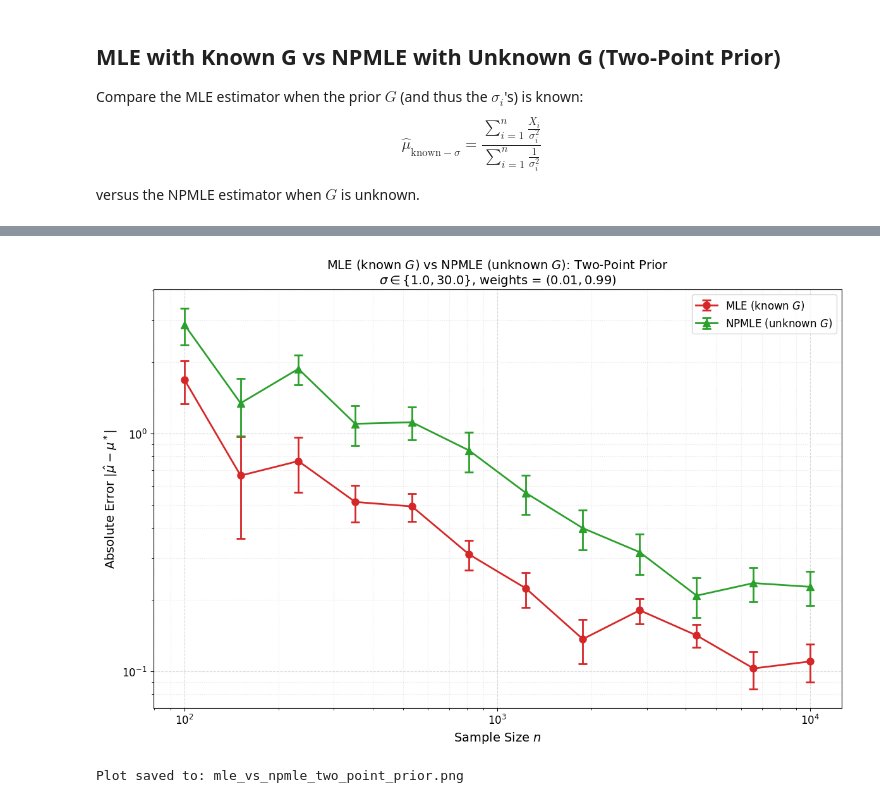
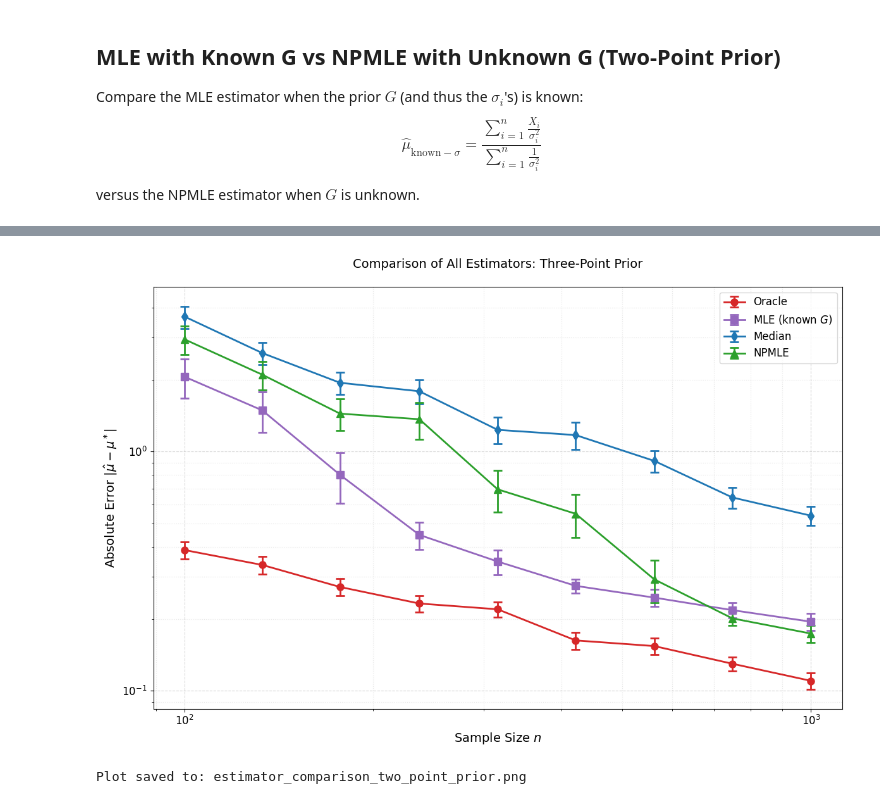
Before and after one commit to AshettyV/NPMLE, a Jupyter notebook: NPMLE_py_tests.ipynb, the cells around one changed output, grey strips where cells are left out. Cells and saved outputs as stored; diff of their text form; code cells hidden in the pictures.

```diff
--- a/NPMLE_py_tests.ipynb
+++ b/NPMLE_py_tests.ipynb
@@ -1414,8 +1125,9 @@ Error:
 This experiment compares the three estimators (Median, Iterative Truncation, NPMLE) across different sample sizes with error bars. The plot uses a log-log scale.
 # %%
 # Experiment parameters
-n_values = np.logspace(2, 4, 12).astype(int)  # 12 points from 10^2 to 10^6
-n_sims = 20  # Number of simulations per n value (for computing mean and std)
+n_values = np.logspace(2, 3.2, 12).astype(int)  # 12 points from 10^2 to 10^6
+n_sims = 100  # Number of simulations per n value (for computing mean and std)
+
 
 # Prior parameters
 si_min = 0.7
@@ -1431,6 +1143,7 @@ results_median = {n: [] for n in n_values}
 results_truncation = {n: [] for n in n_values}
 results_npmle = {n: [] for n in n_values}
 
+# Set seed
 np.random.seed(42)
 
 print(f"Running experiment with n values: {n_values}")
@@ -1439,7 +1152,7 @@ print("="*60)
 
 for n in n_values:
     print(f"\nProcessing n = {n:,}...")
-    m = max(1, int(np.sqrt(n * np.log(n))))  # m = cube root of n
+    m = max(1, int(np.sqrt(n)))  # m = cube root of n
 
     for s in range(n_sims):
         # Generate data
@@ -1453,16 +1166,21 @@ for n in n_values:
 
         # 2. Iterative truncation estimator
         mu_hat_trunc = iterative_truncation_estimator(
-            N_obs=X, B=B, mu0=mu0, mu_star=true_mu, m=m, n=n, return_path=False)
+           N_obs=X, B=B, mu0=mu0, mu_star=true_mu, m=m, n=n, return_path=False)
         err_trunc = np.abs(mu_hat_trunc - true_mu)
         results_truncation[n].append(err_trunc)
+
 
         # 3. NPMLE estimator (skip for very large n due to computational cost)
         if n <= 1e6:  # Only run NPMLE for n <= 10^6
             try:
+                # _, _, mu_hat_npmle = npmle_alternating_full(
+                #     N_obs=X, si_min=si_min, si_max=si_max,
+                #     iter_max=8, verbose=False)
                 _, _, mu_hat_npmle = npmle_alternating_full(
-                    N_obs=X, si_min=si_min, si_max=si_max,
+                    N_obs=X, si_min=0, si_max=1000,
                     iter_max=8, verbose=False)
+
                 err_npmle = np.abs(mu_hat_npmle - true_mu)
             except Exception as e:
                 err_npmle = np.nan
@@ -1723,52 +1457,61 @@ NPMLE (unknown G) - Mean errors: [2.86474994 1.34207261 1.8713466  1.09912389 1.
 # %%
-# Create the line plot: MLE (known G) vs NPMLE (unknown G) on log-log scale
+# Create the line plot: Comparing Oracle, MLE (known G), Median, and NPMLE
 fig, ax = plt.subplots(figsize=(12, 8))
 
-# Define colors
+# Define colors as specified by user
 colors = {
-    'mle_known': '#d62728',   # Red - MLE with known G (oracle)
-    'npmle': '#2ca02c',       # Green - NPMLE
-    'median': '#1f77b4'       # Blue - Median (baseline)
+    'oracle': '#d62728',       # Red - Oracle estimator
+    'mle_known_G': '#9467bd',  # Purple - MLE with known G
+    'median': '#1f77b4',       # Blue - Median
+    'npmle': '#2ca02c'         # Green - NPMLE
 }
 
-# Plot MLE with known G (oracle estimator)
-ax.errorbar(n_values_2pt, mle_known_means, yerr=mle_known_stds,
-            fmt='o-', color=colors['mle_known'], linewidth=2, markersize=8,
+# Plot Oracle estimator (red)
+ax.errorbar(n_values_2pt, oracle_means, yerr=oracle_stds,
+            fmt='o-', color=colors['oracle'], linewidth=2, markersize=8,
+            capsize=5, capthick=2, label='Oracle', elinewidth=2)
+
+# Plot MLE with known G (purple)
+ax.errorbar(n_values_2pt, mle_known_G_means, yerr=mle_known_G_stds,
+            fmt='s-', color=colors['mle_known_G'], linewidth=2, markersize=8,
             capsize=5, capthick=2, label='MLE (known $G$)', elinewidth=2)
 
-# Plot NPMLE (unknown G) - only where data exists
-valid_npmle = ~np.isnan(npmle_unknown_means)
-ax.errorbar(n_values_2pt[valid_npmle], npmle_unknown_means[valid_npmle],
-            yerr=npmle_unknown_stds[valid_npmle],
+# Plot Median (blue)
+ax.errorbar(n_values_2pt, median_means, yerr=median_stds,
+            fmt='d-', color=colors['median'], linewidth=2, markersize=8,
+            capsize=5, capthick=2, label='Median', elinewidth=2)
+
+# Plot NPMLE (green) - only where data exists
+valid_npmle = ~np.isnan(npmle_means)
+ax.errorbar(n_values_2pt[valid_npmle], npmle_means[valid_npmle],
+            yerr=npmle_stds[valid_npmle],
             fmt='^-', color=colors['npmle'], linewidth=2, markersize=8,
-            capsize=5, capthick=2, label='NPMLE (unknown $G$)', elinewidth=2)
+            capsize=5, capthick=2, label='NPMLE', elinewidth=2)
 
 # Set log scale for both axes
 ax.set_xscale('log')
 ax.set_yscale('log')
 
 # Labels and title
 ax.set_xlabel('Sample Size $n$', fontsize=14)
 ax.set_ylabel(r'Absolute Error $|\hat{\mu} - \mu^*|$', fontsize=14)
-ax.set_title(f'MLE (known $G$) vs NPMLE (unknown $G$): Two-Point Prior\n'
-             f'$\\sigma \\in \\{{{prior_atoms[0]}, {prior_atoms[1]}\\}}$, '
-             f'weights = $({prior_weights[0]}, {prior_weights[1]})$', fontsize=14)
+ax.set_title(f'Comparison of All Estimators: Three-Point Prior\n', fontsize=14)
 
 # Legend
 ax.legend(fontsize=12, loc='upper right')
 
 # Grid
 ax.grid(True, which='both', linestyle='--', alpha=0.5)
 ax.grid(True, which='minor', linestyle=':', alpha=0.3)
 
 # Tick formatting
 ax.tick_params(axis='both', which='major', labelsize=12)
 
 plt.tight_layout()
-plt.savefig('mle_vs_npmle_two_point_prior.png', dpi=300, bbox_inches='tight')
+plt.savefig('estimator_comparison_two_point_prior.png', dpi=300, bbox_inches='tight')
 plt.show()
 
-print("\nPlot saved to: mle_vs_npmle_two_point_prior.png")
+print("\nPlot saved to: estimator_comparison_two_point_prior.png")
 # %% [output]
-[figure, old version]
+[figure, new version]
-Plot saved to: mle_vs_npmle_two_point_prior.png
+Plot saved to: estimator_comparison_two_point_prior.png
```
Also changed, not shown: parts of 17 cells of this notebook.
